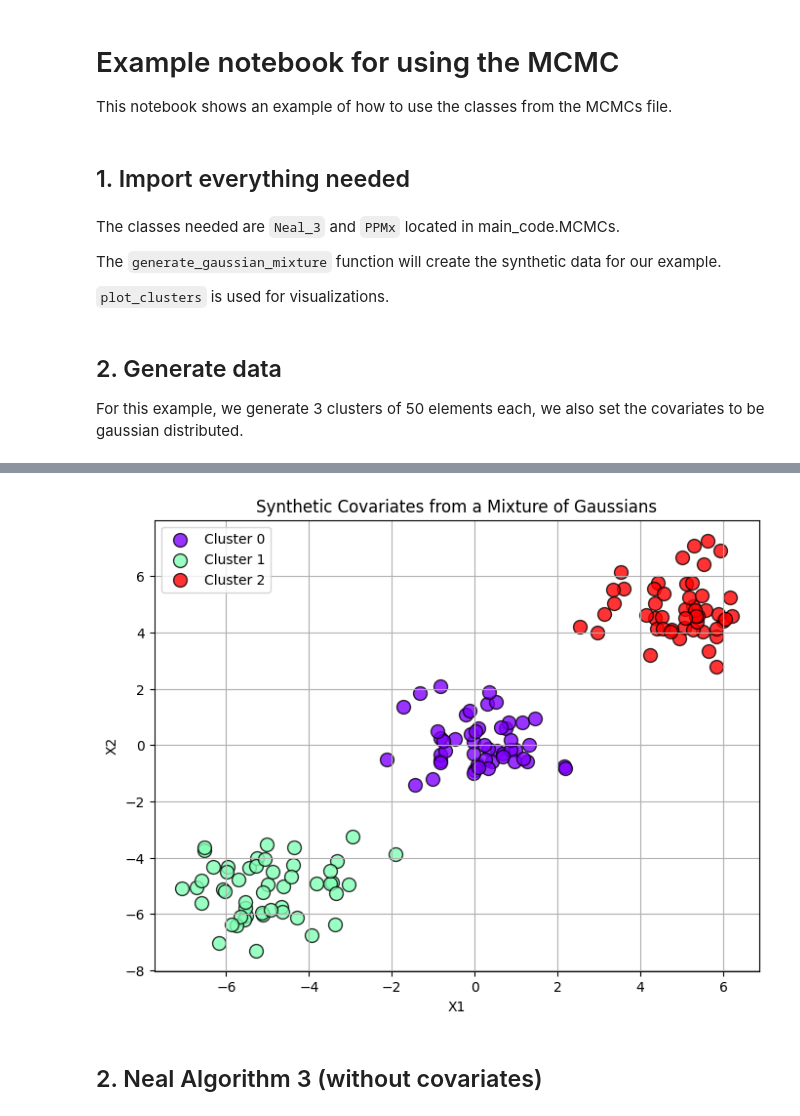
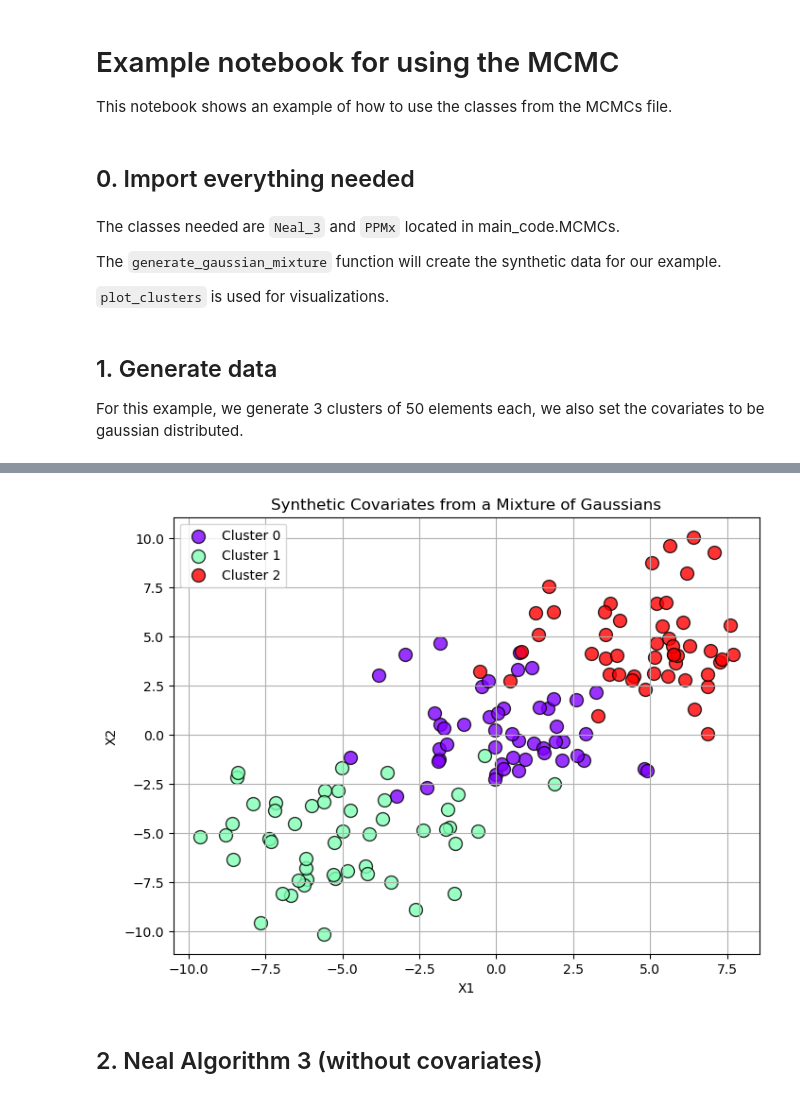
Before and after one commit to Samuele-Caccavelli/bayesian_statistics_project, a Jupyter notebook: notebooks/jupyter/Example_MCMCs.ipynb, the cells around one changed output, grey strips where cells are left out. Saved outputs shown, nothing was run; the diff lists cells and outputs as text; code cells hidden in the pictures.

```diff
--- a/notebooks/jupyter/Example_MCMCs.ipynb
+++ b/notebooks/jupyter/Example_MCMCs.ipynb
@@ -3,7 +3,7 @@
 
 This notebook shows an example of how to use the classes from the MCMCs file.
 # %% [markdown]
-## 1. Import everything needed
+## 0. Import everything needed
 # %%
 import numpy as np
 import random
@@ -21,35 +21,35 @@ from main_code.MCMCs import Neal_3, PPMx
 from main_code.data_generation import generate_gaussian_mixture
 from main_code.visualization import plot_clusters
 # %% [markdown]
-## 2. Generate data
+## 1. Generate data
 
 
 For this example, we generate 3 clusters of 50 elements each, we also set the covariates to be gaussian distributed.
 # %%
 # Sample syntethic
 np.random.seed(42)  # for reproducibility
 random.seed(42)
 
 # Y
 means = [[0, 0], [2, -5], [-5, -5]]
 covariances = [np.eye(2), 2 * np.eye(2), 0.5 * np.eye(2)]
 n_samples = [50, 50, 50]
 
 Y, labels = generate_gaussian_mixture(means, covariances, n_samples)
 
 plot_clusters(Y, labels, "Synthetic Data from a Mixture of Gaussians", xlabel="Y1", ylabel="Y2")
 
 
 # X
 means_X = [[0, 0], [-5, -5], [5, 5]]
-covariances_X = [np.eye(2), np.eye(2), np.eye(2)]
+covariances_X = [np.eye(2)*5, np.eye(2)*5, np.eye(2)*5]
 
 X, _ = generate_gaussian_mixture(means_X, covariances_X, n_samples)
 
 plot_clusters(X, labels, "Synthetic Covariates from a Mixture of Gaussians")
 # %% [output]
 [figure]
-[figure, old version]
+[figure, new version]
 # %% [markdown]
 ## 2. Neal Algorithm 3 (without covariates)
 # %% [markdown]
```
Also changed, not shown: parts of 12 cells of this notebook, 2 other files.
